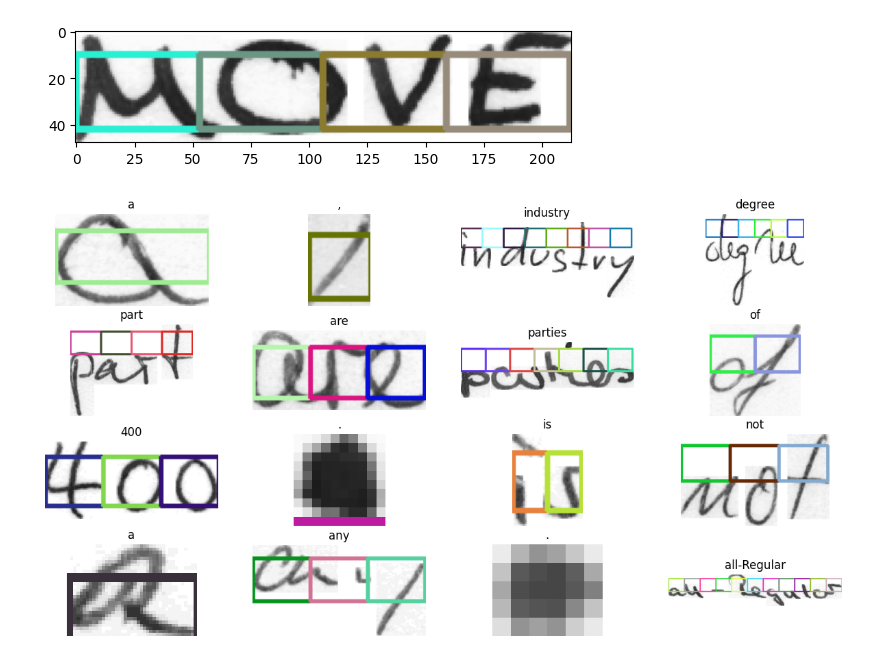
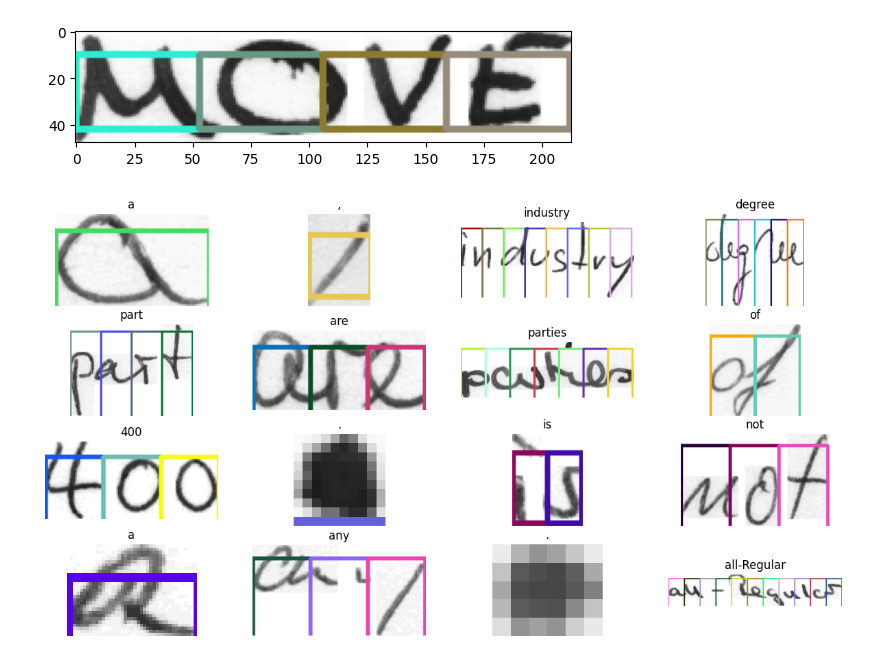
Before and after one commit to celuk/ml-handwritten-text-recognition, a Jupyter notebook: temp-tries/iamdene4.ipynb, the cells around one changed output. Drawn from its saved outputs; the diff is of its cells as text; code cells hidden in the pictures.

```diff
--- a/temp-tries/iamdene4.ipynb
+++ b/temp-tries/iamdene4.ipynb
@@ -604,7 +604,7 @@ def get_letter_bounding_boxes_number(img_path, num_contours, fixed_height):
     return bounding_boxes, image
 
 
-def draw_bounding_boxes(img_path, num_boxes, box_height):
+def draw_bounding_boxes(img_path, num_boxes, box_height2):
     # Read the image
     image = cv2.imread(img_path)
 
@@ -614,6 +614,9 @@ def draw_bounding_boxes(img_path, num_boxes, box_height):
 
     total_width = image.shape[1]  # Get the width of the image
     box_width = total_width // num_boxes  # Calculate the width of each box
+
+    box_height = image.shape[1]
+
 
     for i in range(num_boxes):
         # Generate a random color
@@ -663,31 +666,32 @@ plt.imshow(image)
 # %%
 for data in train_ds.take(1):
     images, labels = data["image"], data["label"]
 
     _, ax = plt.subplots(4, 4, figsize=(15, 8))
 
     for i in range(16):
         img = images[i]
         img = tf.image.flip_left_right(img)
         img = tf.transpose(img, perm=[1, 0, 2])
         img = (img * 255.0).numpy().clip(0, 255).astype(np.uint8)
         img = img[:, :, 0]
 
         # Gather indices where label!= padding_token.
         label = labels[i]
         indices = tf.gather(label, tf.where(tf.math.not_equal(label, padding_token)))
         # Convert to string.
         label = tf.strings.reduce_join(num_to_char(indices))
         label = label.numpy().decode("utf-8")
 
         #letter, img = get_letter_bounding_boxes_number(img, len(label), img.shape[0])
-        #letter, img = draw_bounding_boxes(train_img_paths[i], len(label), img.shape[0]) # img.shape[0] = 32 height is fixed
-        letter, img = draw_bounding_boxes(img, len(label), img.shape[0])
+
+        letter, img = draw_bounding_boxes(train_img_paths[i], len(label), img.shape[0]) # img.shape[0] = 32 height is fixed
+        #letter, img = draw_bounding_boxes(img, len(label), img.shape[0])
 
         #letter, img = get_letter_bounding_boxes(train_img_paths[i])
 
         ax[i // 4, i % 4].imshow(img, cmap="gray")
         ax[i // 4, i % 4].set_title(label)
         ax[i // 4, i % 4].axis("off")
 # %% [output]
-[figure, old version]
+[figure, new version]
```
Also changed, not shown: 1 other file.
